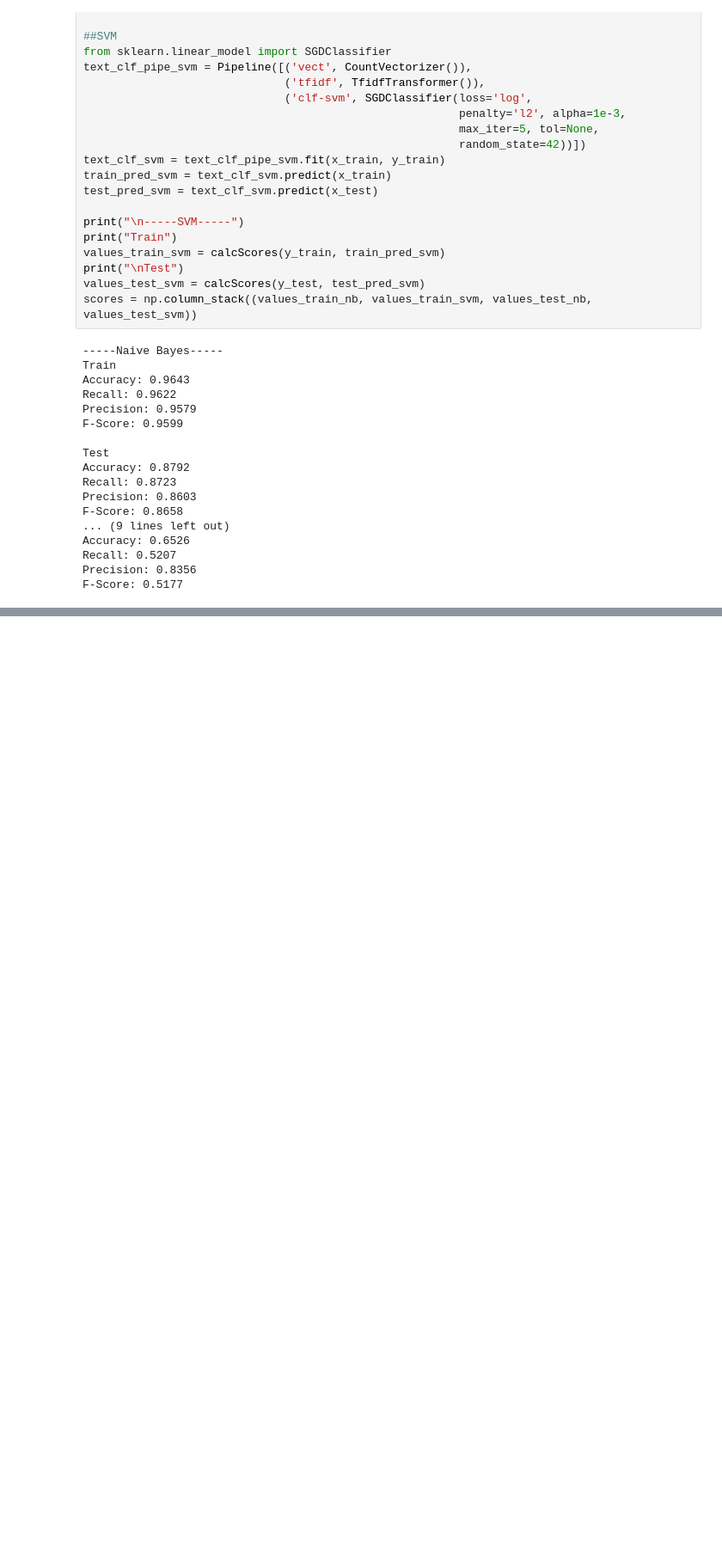
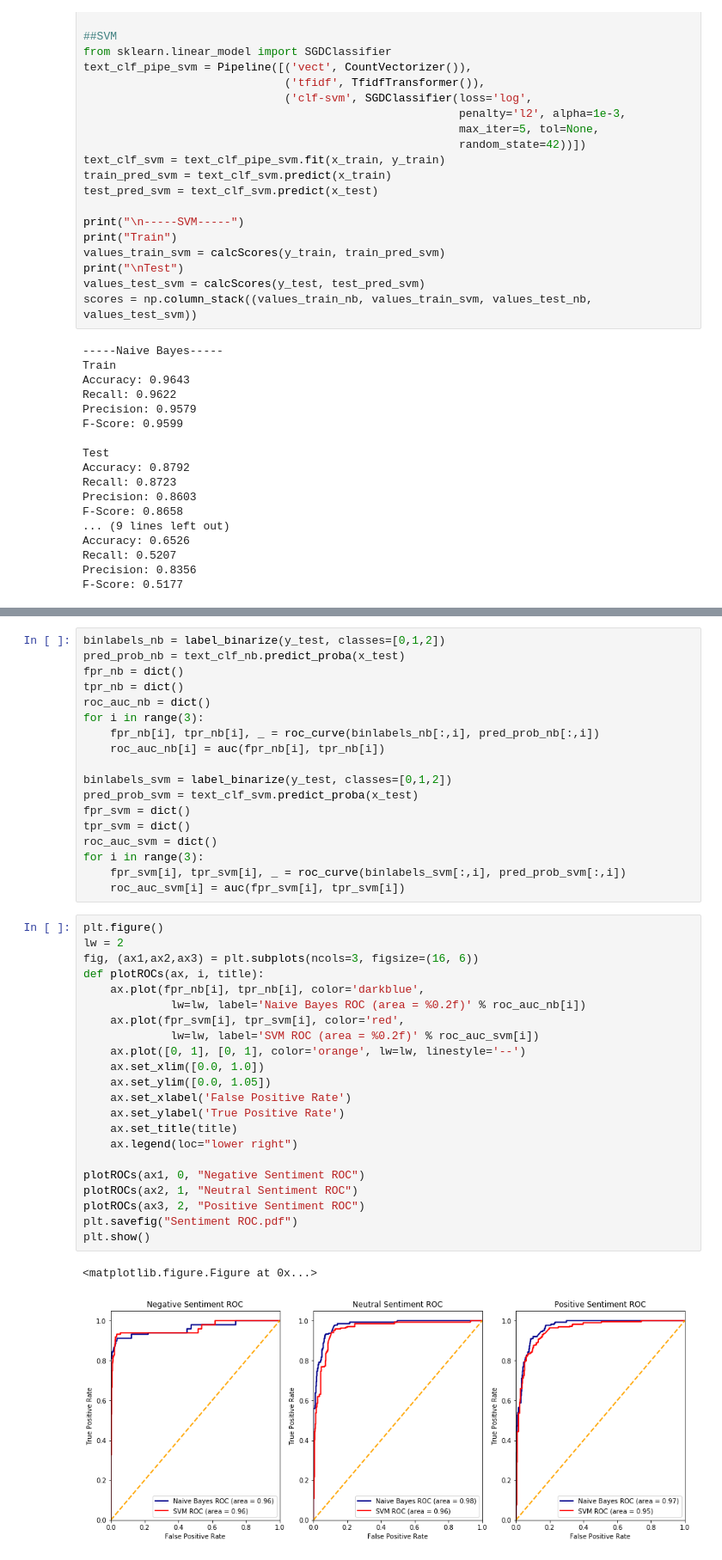
Before and after one commit to edwardsong05/ENSF-619-03-04-ClassProject, a Jupyter notebook: SentimentClassifier/SentimentClassifier-Lemma.ipynb, the cells around one changed output, grey strips where cells are left out. Shown at 86% size. Cells and saved outputs as stored; diff of their text form; blank space fills up the shorter version.

```diff
--- a/SentimentClassifier/SentimentClassifier-Lemma.ipynb
+++ b/SentimentClassifier/SentimentClassifier-Lemma.ipynb
@@ -148,0 +152,43 @@ plt.show();
+# %%
+binlabels_nb = label_binarize(y_test, classes=[0,1,2])
+pred_prob_nb = text_clf_nb.predict_proba(x_test)
+fpr_nb = dict()
+tpr_nb = dict()
+roc_auc_nb = dict()
+for i in range(3):
+    fpr_nb[i], tpr_nb[i], _ = roc_curve(binlabels_nb[:,i], pred_prob_nb[:,i])
+    roc_auc_nb[i] = auc(fpr_nb[i], tpr_nb[i])
+
+binlabels_svm = label_binarize(y_test, classes=[0,1,2])
+pred_prob_svm = text_clf_svm.predict_proba(x_test)
+fpr_svm = dict()
+tpr_svm = dict()
+roc_auc_svm = dict()
+for i in range(3):
+    fpr_svm[i], tpr_svm[i], _ = roc_curve(binlabels_svm[:,i], pred_prob_svm[:,i])
+    roc_auc_svm[i] = auc(fpr_svm[i], tpr_svm[i])
+# %%
+plt.figure()
+lw = 2
+fig, (ax1,ax2,ax3) = plt.subplots(ncols=3, figsize=(16, 6))
+def plotROCs(ax, i, title):
+    ax.plot(fpr_nb[i], tpr_nb[i], color='darkblue',
+             lw=lw, label='Naive Bayes ROC (area = %0.2f)' % roc_auc_nb[i])
+    ax.plot(fpr_svm[i], tpr_svm[i], color='red',
+             lw=lw, label='SVM ROC (area = %0.2f)' % roc_auc_svm[i])
+    ax.plot([0, 1], [0, 1], color='orange', lw=lw, linestyle='--')
+    ax.set_xlim([0.0, 1.0])
+    ax.set_ylim([0.0, 1.05])
+    ax.set_xlabel('False Positive Rate')
+    ax.set_ylabel('True Positive Rate')
+    ax.set_title(title)
+    ax.legend(loc="lower right")
+
+plotROCs(ax1, 0, "Negative Sentiment ROC")
+plotROCs(ax2, 1, "Neutral Sentiment ROC")
+plotROCs(ax3, 2, "Positive Sentiment ROC")
+plt.savefig("Sentiment ROC.pdf")
+plt.show()
+# %% [output]
+<matplotlib.figure.Figure at 0x...>
+[figure, added]
```
Also changed, not shown: parts of 2 cells of this notebook, 6 other files.
